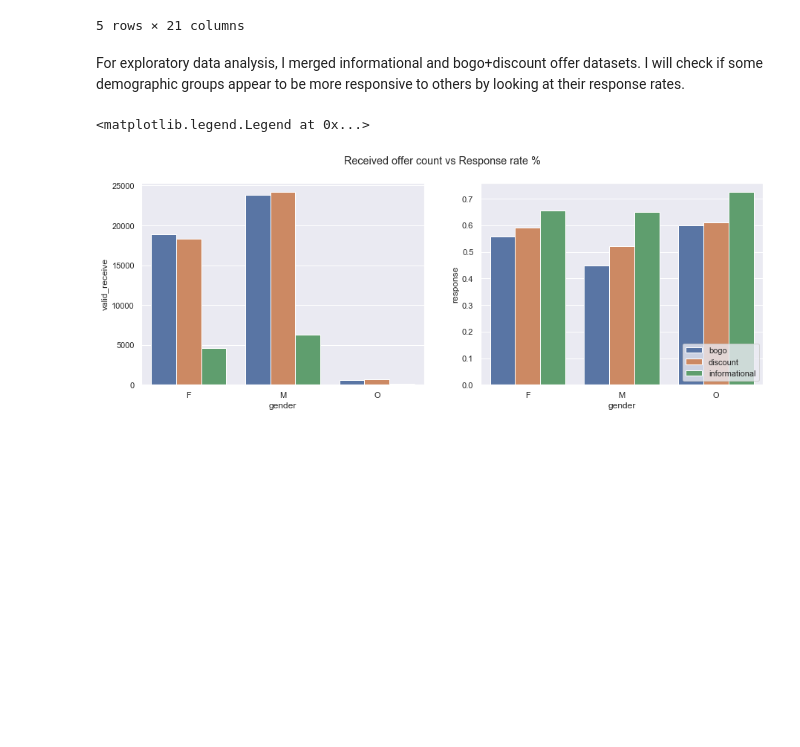
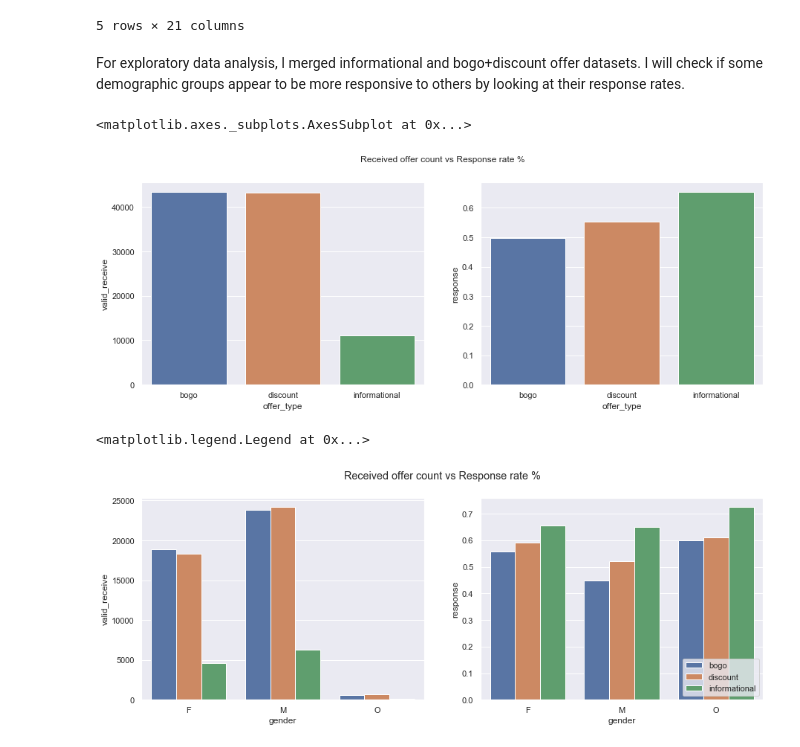
Before and after one commit to arrrunas/starbucks-capstone, a Jupyter notebook: Starbucks_Capstone_final.ipynb, the cells around one changed output. Saved outputs shown, nothing was run; the diff lists cells and outputs as text; code cells hidden in the pictures; blank space fills up the shorter version.

```diff
--- a/Starbucks_Capstone_final.ipynb
+++ b/Starbucks_Capstone_final.ipynb
@@ -341,6 +346,25 @@ master_df.head()
 5 rows × 21 columns
 # %% [markdown]
 For exploratory data analysis, I merged informational and bogo+discount offer datasets. I will check if some demographic groups appear to be more responsive to others by looking at their response rates.
+# %%
+fig, axes = plt.subplots(1, 2)
+fig.set_figheight(5)
+fig.set_figwidth(15)
+
+fig.suptitle('Received offer count vs Response rate %')
+
+sns.barplot(x = 'offer_type',
+            y = 'valid_receive',
+            data = master_df.groupby('offer_type')['valid_receive'].sum().reset_index(),
+            ax = axes[0])
+
+sns.barplot(x = 'offer_type',
+            y = 'response',
+            data = master_df.groupby('offer_type')['response'].mean().reset_index(),
+            ax = axes[1])
+# %% [output]
+<matplotlib.axes._subplots.AxesSubplot at 0x...>
+[figure, added]
 # %%
 fig, axes = plt.subplots(1, 2)
 fig.set_figheight(5)
```
Also changed, not shown: parts of 51 cells of this notebook.
